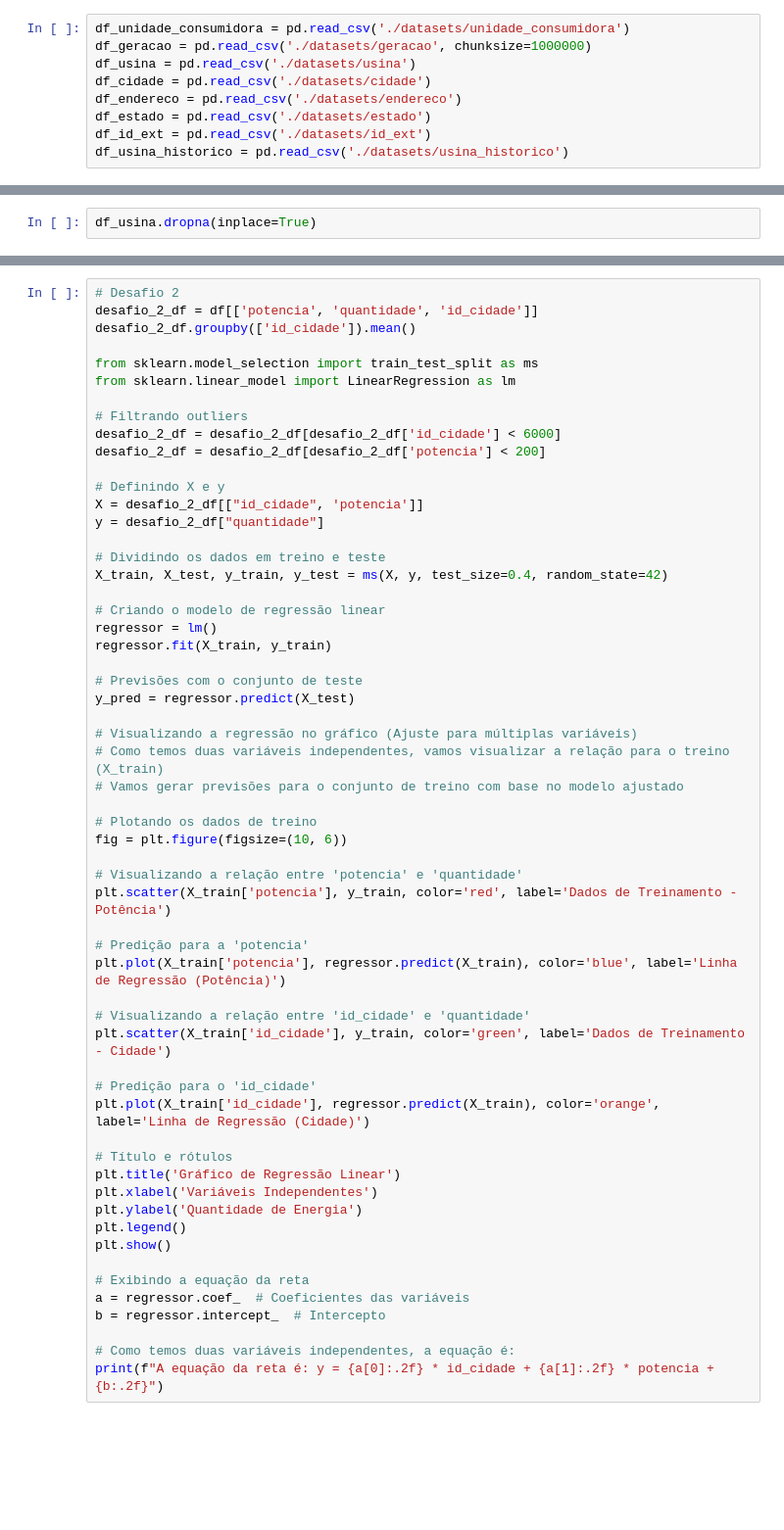
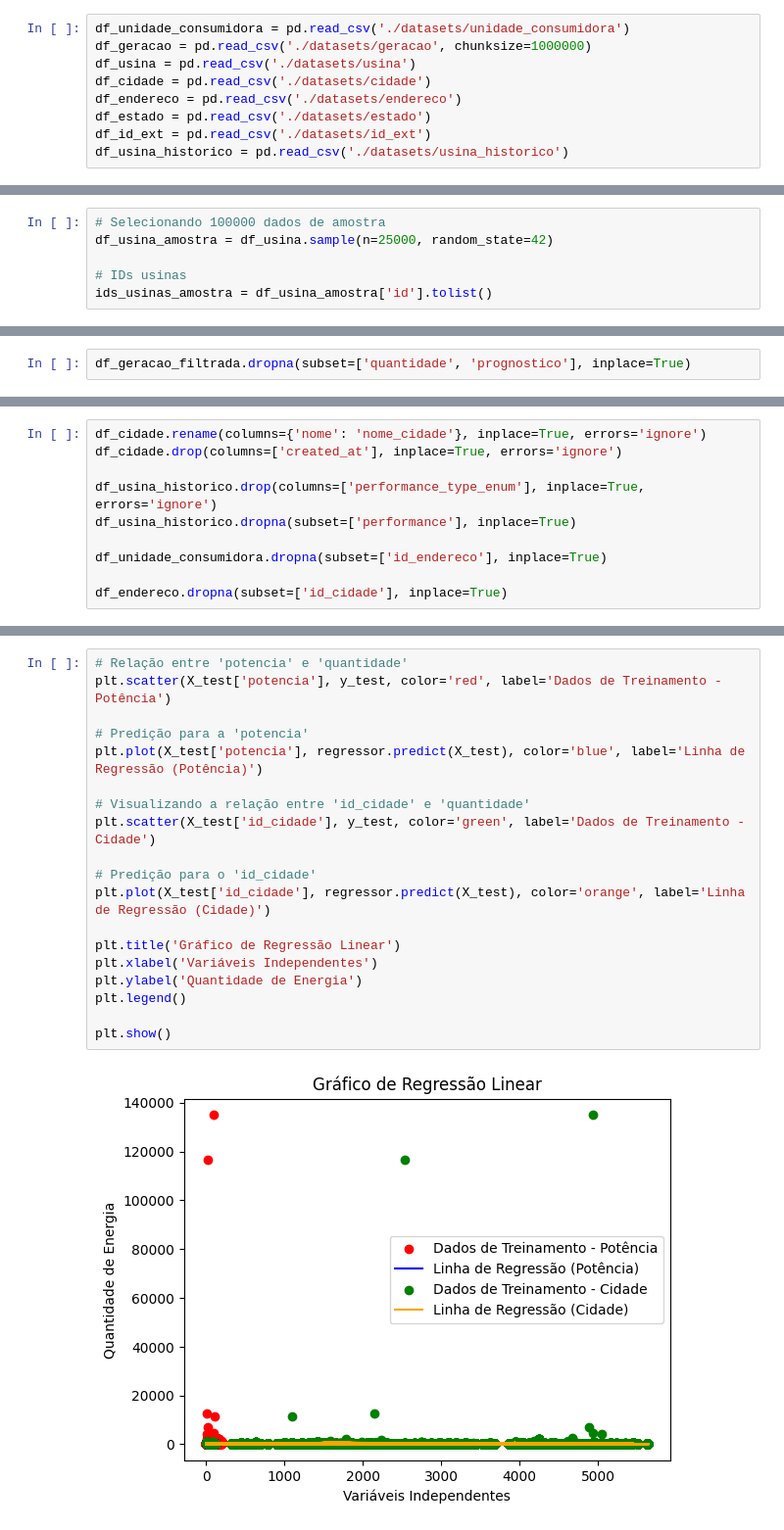
Before and after one commit to Talismar/hackatom, a Jupyter notebook: desafio_2.ipynb, the cells around one changed output, grey strips where cells are left out. Shown: that part at 98% size. Saved outputs shown, nothing was run; the diff lists cells and outputs as text; blank space fills up the shorter version.

```diff
--- a/desafio_2.ipynb
+++ b/desafio_2.ipynb
@@ -60,0 +28,6 @@ df_usina.head()
+# %%
+# Selecionando 100000 dados de amostra
+df_usina_amostra = df_usina.sample(n=25000, random_state=42)
+
+# IDs usinas
+ids_usinas_amostra = df_usina_amostra['id'].tolist()
@@ -61,2 +46,2 @@ df_usina.head()
 # %%
-df_usina.dropna(inplace=True)
+df_geracao_filtrada.dropna(subset=['quantidade', 'prognostico'], inplace=True)
@@ -76,0 +50,10 @@ df_usina.dropna(inplace=True)
+# %%
+df_cidade.rename(columns={'nome': 'nome_cidade'}, inplace=True, errors='ignore')
+df_cidade.drop(columns=['created_at'], inplace=True, errors='ignore')
+
+df_usina_historico.drop(columns=['performance_type_enum'], inplace=True, errors='ignore')
+df_usina_historico.dropna(subset=['performance'], inplace=True)
+
+df_unidade_consumidora.dropna(subset=['id_endereco'], inplace=True)
+
+df_endereco.dropna(subset=['id_cidade'], inplace=True)
@@ -77,58 +127,21 @@ df_usina.dropna(inplace=True)
 # %%
-# Desafio 2
-desafio_2_df = df[['potencia', 'quantidade', 'id_cidade']]
-desafio_2_df.groupby(['id_cidade']).mean()
-
-from sklearn.model_selection import train_test_split as ms
-from sklearn.linear_model import LinearRegression as lm
-
-# Filtrando outliers
-desafio_2_df = desafio_2_df[desafio_2_df['id_cidade'] < 6000]
-desafio_2_df = desafio_2_df[desafio_2_df['potencia'] < 200]
-
-# Definindo X e y
-X = desafio_2_df[["id_cidade", 'potencia']]
-y = desafio_2_df["quantidade"]
-
-# Dividindo os dados em treino e teste
-X_train, X_test, y_train, y_test = ms(X, y, test_size=0.4, random_state=42)
-
-# Criando o modelo de regressão linear
-regressor = lm()
-regressor.fit(X_train, y_train)
-
-# Previsões com o conjunto de teste
-y_pred = regressor.predict(X_test)
-
-# Visualizando a regressão no gráfico (Ajuste para múltiplas variáveis)
-# Como temos duas variáveis independentes, vamos visualizar a relação para o treino (X_train)
-# Vamos gerar previsões para o conjunto de treino com base no modelo ajustado
-
-# Plotando os dados de treino
-fig = plt.figure(figsize=(10, 6))
-
-# Visualizando a relação entre 'potencia' e 'quantidade'
-plt.scatter(X_train['potencia'], y_train, color='red', label='Dados de Treinamento - Potência')
+# Relação entre 'potencia' e 'quantidade'
+plt.scatter(X_test['potencia'], y_test, color='red', label='Dados de Treinamento - Potência')
 
 # Predição para a 'potencia'
-plt.plot(X_train['potencia'], regressor.predict(X_train), color='blue', label='Linha de Regressão (Potência)')
+plt.plot(X_test['potencia'], regressor.predict(X_test), color='blue', label='Linha de Regressão (Potência)')
 
 # Visualizando a relação entre 'id_cidade' e 'quantidade'
-plt.scatter(X_train['id_cidade'], y_train, color='green', label='Dados de Treinamento - Cidade')
+plt.scatter(X_test['id_cidade'], y_test, color='green', label='Dados de Treinamento - Cidade')
 
 # Predição para o 'id_cidade'
-plt.plot(X_train['id_cidade'], regressor.predict(X_train), color='orange', label='Linha de Regressão (Cidade)')
+plt.plot(X_test['id_cidade'], regressor.predict(X_test), color='orange', label='Linha de Regressão (Cidade)')
 
-# Título e rótulos
 plt.title('Gráfico de Regressão Linear')
 plt.xlabel('Variáveis Independentes')
 plt.ylabel('Quantidade de Energia')
 plt.legend()
+
 plt.show()
-
-# Exibindo a equação da reta
-a = regressor.coef_  # Coeficientes das variáveis
-b = regressor.intercept_  # Intercepto
-
-# Como temos duas variáveis independentes, a equação é:
-print(f"A equação da reta é: y = {a[0]:.2f} * id_cidade + {a[1]:.2f} * potencia + {b:.2f}")
+# %% [output]
+[figure, added]
```
Also changed, not shown: parts of 12 cells of this notebook, 2 other files.
